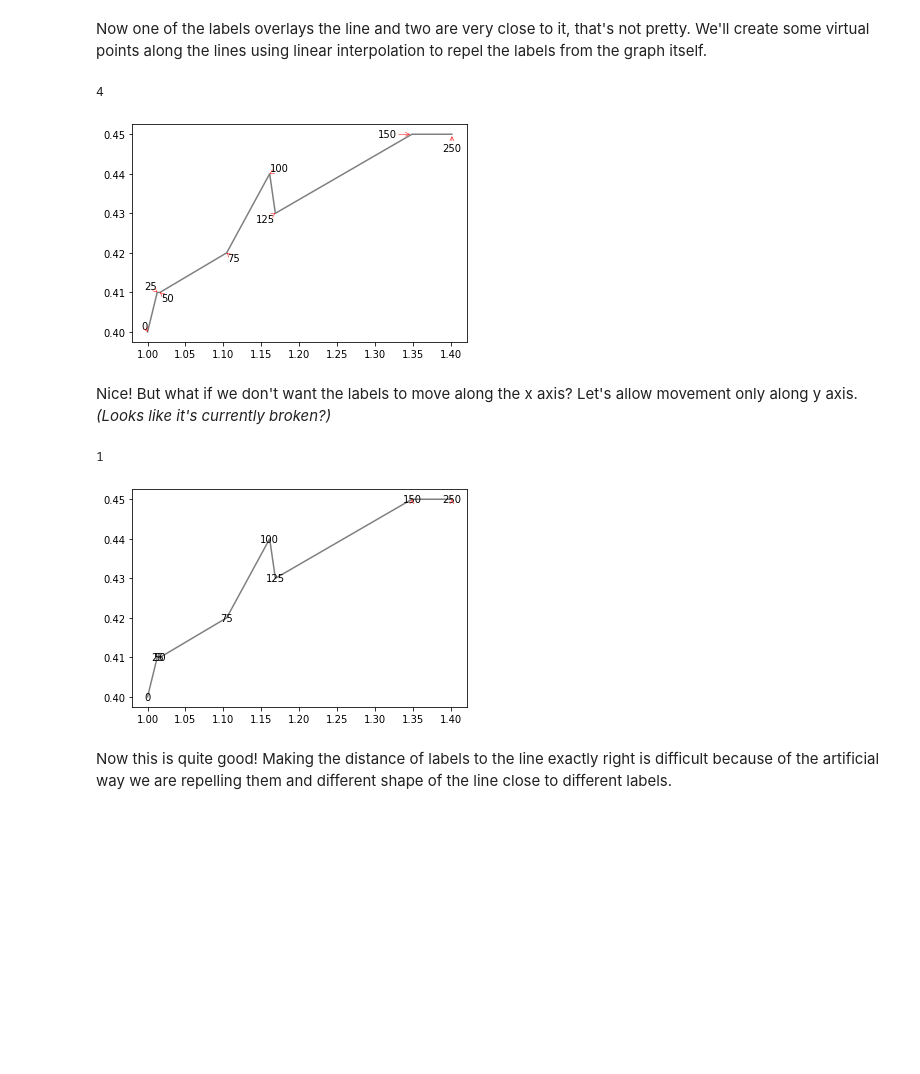
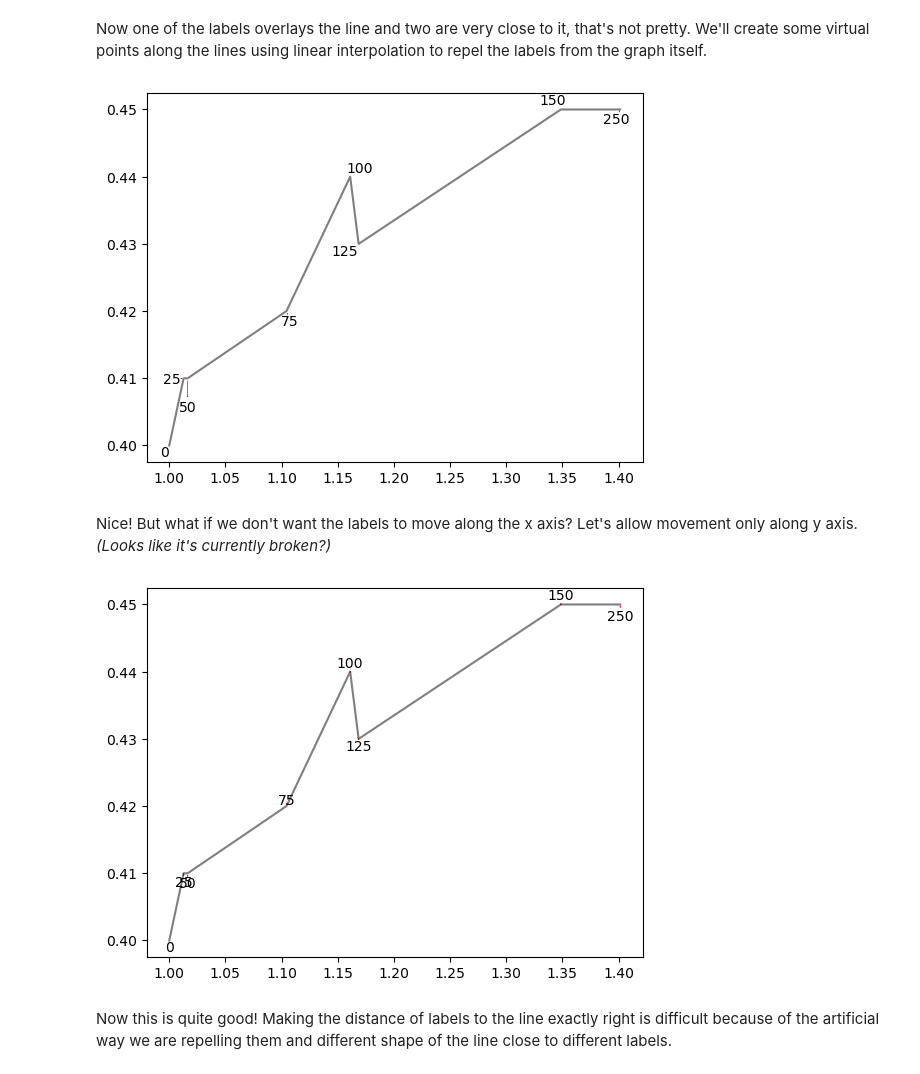
Before and after one commit to Phlya/adjustText, a Jupyter notebook: docs/source/Examples.ipynb, the cells around one changed output. Drawn from its saved outputs; the diff is of its cells as text; code cells hidden in the pictures; blank space fills up the shorter version.

```diff
--- a/docs/source/Examples.ipynb
+++ b/docs/source/Examples.ipynb
@@ -76,7 +72,7 @@ def plot_eucs_covers():
     plt.plot(eucs,covers,color="black", alpha=0.5)
     texts = []
     for xt, yt, s in zip(eucs, covers, text):
-        texts.append(plt.text(xt, yt, s))
+        texts.append(plt.text(xt, yt, s, ha='center', va='center'))
     return texts
 _ = plot_eucs_covers()
 # %% [output]
@@ -99,17 +94,15 @@ x = np.linspace(min(eucs), max(eucs), 500)
 y = f(x)
 adjust_text(texts, x, y, arrowprops=dict(arrowstyle="->", color='r', lw=0.5))
 # %% [output]
-4
-[figure, old version]
+[figure, new version]
 # %% [markdown]
 Nice! But what if we don't want the labels to move along the x axis? Let's allow movement only along y axis. *(Looks like it's currently broken?)*
 # %%
 texts = plot_eucs_covers()
 adjust_text(texts, x, y, arrowprops=dict(arrowstyle="->", color='r', lw=0.5),
-            autoalign='', only_move={'points':'y', 'text':'y'})
+            only_move='y')
 # %% [output]
-1
-[figure, old version]
+[figure, new version]
 # %% [markdown]
 Now this is quite good! Making the distance of labels to the line exactly right is difficult because of the artificial way we are repelling them and different shape of the line close to different labels.
 # %% [markdown]
```
Also changed, not shown: parts of 20 cells of this notebook, 1 other file.
